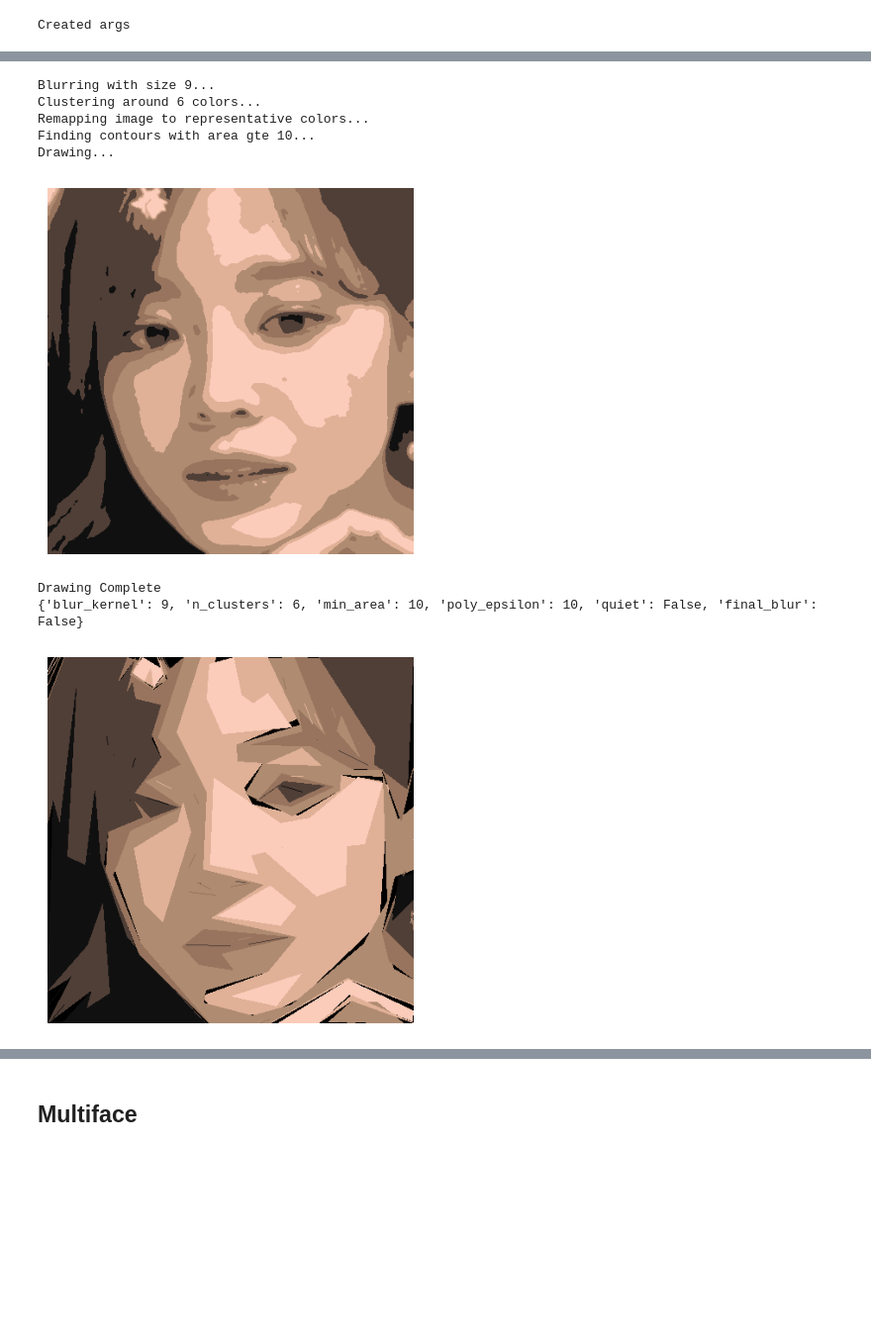
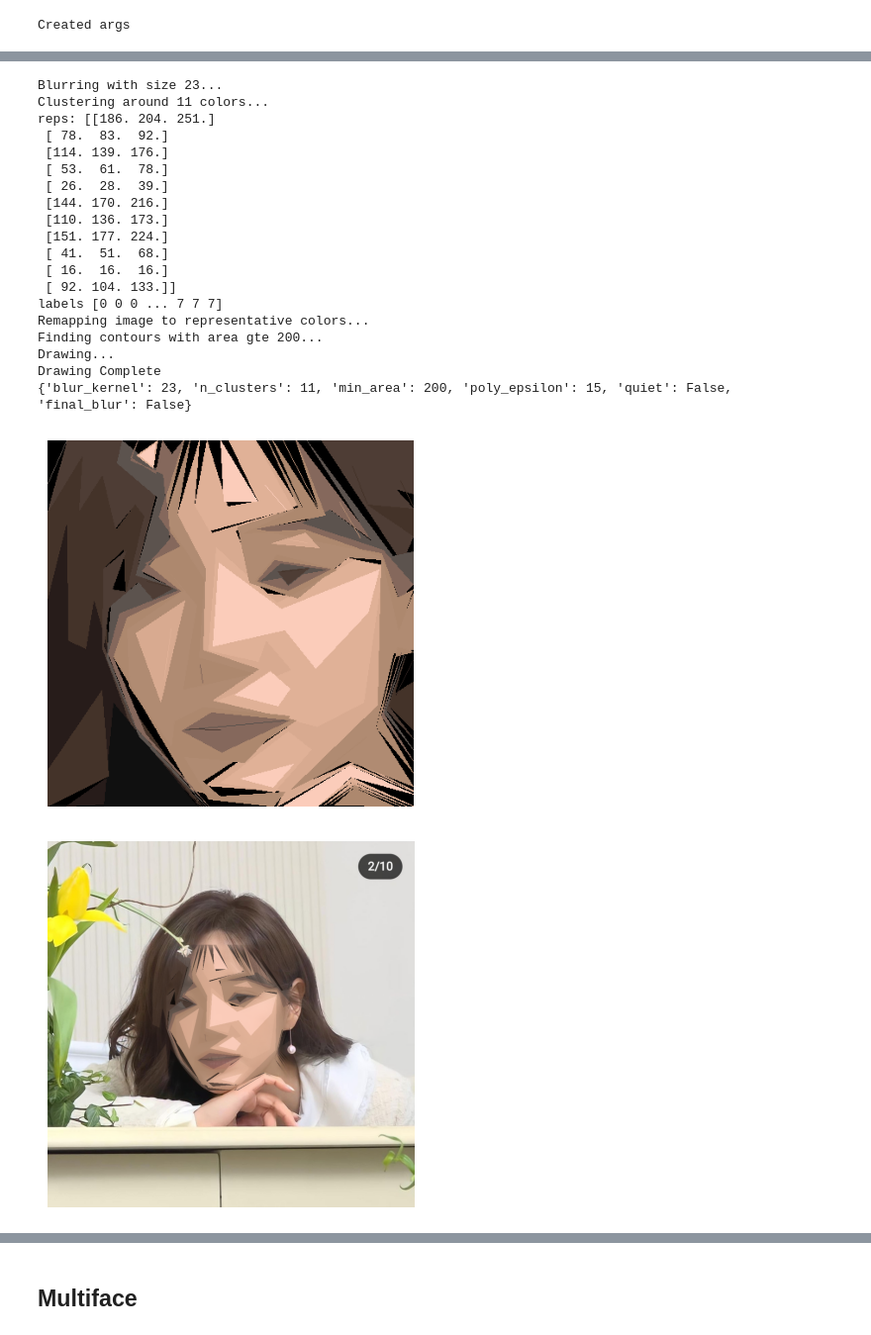
Before and after one commit to vinayak19th/Aesthetic-Face-De-Identification, a Jupyter notebook: python_experiments/CutOutFilter.ipynb, the cells around one changed output, grey strips where cells are left out. Shown at 99% size. Drawn from its saved outputs; the diff is of its cells as text; code cells hidden in the pictures; blank space fills up the shorter version.

Commit message:
Created inpainting fix for black lines in images

```diff
--- a/python_experiments/CutOutFilter.ipynb
+++ b/python_experiments/CutOutFilter.ipynb
@@ -97,10 +114,6 @@ def smooth_blend(fitler:np.ndarray,orig:np.ndarray,coordinates:tuple,mask:np):
     """
         coordinates: (y,y+h,x,x+w)
     """
-    print(mask.shape)
     mask= cv2.resize(mask,fitler.shape[:2])/255
-    a_channels = cv2.split(orig[coordinates[0]:coordinates[1], coordinates[2]:coordinates[3]])
-    b_channels = cv2.split(canvas)
-    o_channels = np.add(np.multiply(a_channels,mask),np.multiply(b_channels,(1-mask)))
-    orig[coordinates[0]:coordinates[1], coordinates[2]:coordinates[3]] = cv2.merge(o_channels)
+    orig[coordinates[0]:coordinates[1], coordinates[2]:coordinates[3]] = np.add(np.multiply(orig[coordinates[0]:coordinates[1], coordinates[2]:coordinates[3]],mask),np.multiply(fitler,(1-mask)))
     return orig
@@ -148,10 +183,10 @@ if not args.quiet:
 class Args:
     in_file="KSJ.jpg"
     out_file = "./outtest.png"
-    blur_kernel = 9
-    n_clusters = 6
-    min_area = 10
-    poly_epsilon = 10
+    blur_kernel = 23
+    n_clusters = 11
+    min_area = 200
+    poly_epsilon = 15
     quiet = False
     final_blur = False
     def __init__(self):
@@ -169,3 +204,5 @@ args = Args()
 metadata= args.get_metadata()
 # %% [output]
 Created args
+# %%
+mask = cv2.imread("./masks/mask5.png")
@@ -191,6 +230,8 @@ if not args.quiet:
 
 reps, labels = cluster(im, args.n_clusters)
 
+print("reps:",reps,"\nlabels",labels)
+
 if not args.quiet:
     print('Remapping image to representative colors...')
 
@@ -198,39 +239,53 @@ im = remap_colors(im, reps, labels)
 # show(im)
 
 if not args.quiet:
     print(f'Finding contours with area gte {args.min_area}...')
 
 contours = find_contours(im, reps, args.min_area)
 
 if not args.quiet:
     print(f'Drawing...')
 
 canvas = np.zeros(im.shape, np.uint8)
-show(im)
+# show(im)
 for area, cont, rep in contours:
     approx = cv2.approxPolyDP(cont, args.poly_epsilon, True)
     cv2.drawContours(canvas, [approx], -1, rep, -1)
 
 if args.final_blur:
     canvas = cv2.GaussianBlur(canvas, (3, 3), 0)
 
 if not args.quiet:
     print(f'Drawing Complete')
 
-orig[y:y+h, x:x+w] = canvas
+# canvas = black_inpaint(canvas)
+orig = smooth_blend(canvas,orig,(y,y+h,x,x+w),mask)
 # if args.out_file is None:
 print(metadata)
 show(canvas)
+show(orig)
 # else:
 #     cv2.imwrite(args.out_file, canvas)
 # %% [output]
 [figure]
-Blurring with size 9...
-Clustering around 6 colors...
+Blurring with size 23...
+Clustering around 11 colors...
+reps: [[186. 204. 251.]
+ [ 78.  83.  92.]
+ [114. 139. 176.]
+ [ 53.  61.  78.]
+ [ 26.  28.  39.]
+ [144. 170. 216.]
+ [110. 136. 173.]
+ [151. 177. 224.]
+ [ 41.  51.  68.]
+ [ 16.  16.  16.]
+ [ 92. 104. 133.]]
+labels [0 0 0 ... 7 7 7]
 Remapping image to representative colors...
-Finding contours with area gte 10...
+Finding contours with area gte 200...
 Drawing...
+Drawing Complete
+{'blur_kernel': 23, 'n_clusters': 11, 'min_area': 200, 'poly_epsilon': 15, 'quiet': False, 'final_blur': False}
-[figure, old version]
+[figure, new version]
-Drawing Complete
-{'blur_kernel': 9, 'n_clusters': 6, 'min_area': 10, 'poly_epsilon': 10, 'quiet': False, 'final_blur': False}
-[figure, old version]
+[figure, new version]
```
Also changed, not shown: parts of 51 cells of this notebook, 22 other files.
